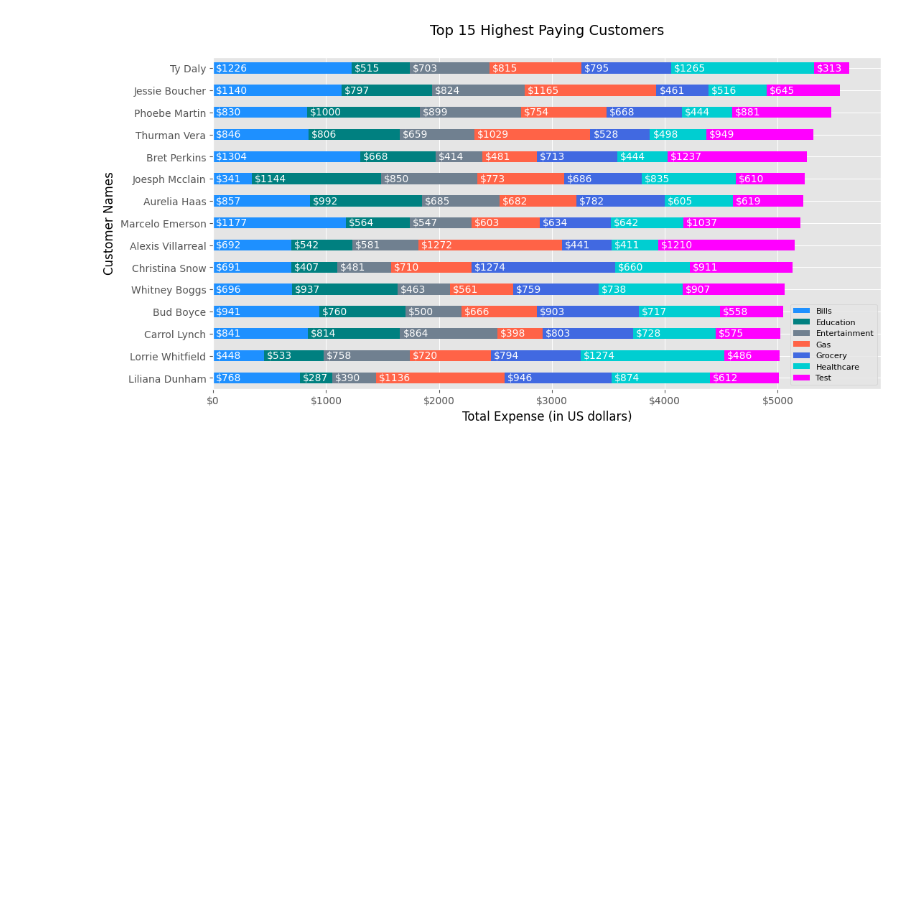
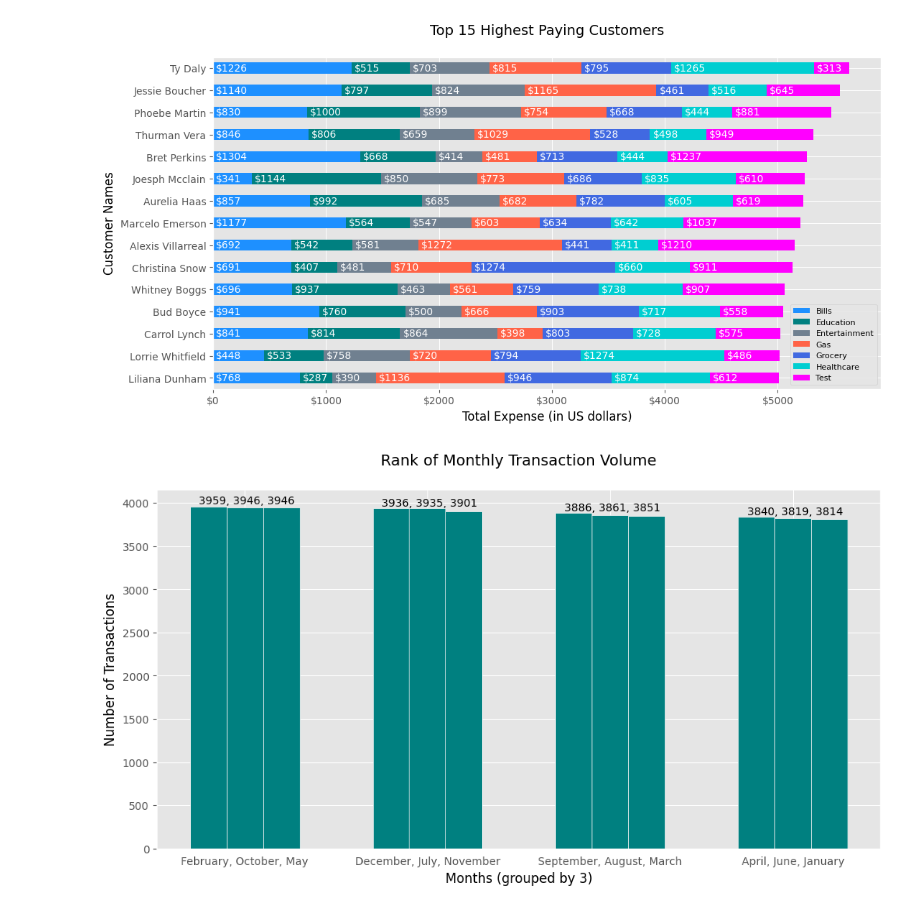
Before and after one commit to jonlam1989/Capstone, a Jupyter notebook: cc_data_visualization.ipynb, the cells around one changed output. Saved outputs shown, nothing was run; the diff lists cells and outputs as text; code cells hidden in the pictures; blank space fills up the shorter version.

Commit message:
added grouped vertical bar chart: rank of monthly transaction volume

```diff
--- a/cc_data_visualization.ipynb
+++ b/cc_data_visualization.ipynb
@@ -359,3 +359,65 @@ for customer, row in enumerate(customers_expenses):
 plt.show()
 # %% [output]
 [figure]
+# %%
+# Find and plot the top three months with the largest transaction data.
+
+# convert column TIMEID to date type
+date = pd.to_datetime(credit_df['TIMEID'])
+# extract the name of month out of the date and add to new column
+credit_df['MONTH'] = date.dt.month_name()
+# count number of transaction per month
+monthly_transactions = credit_df['MONTH'].value_counts()
+# print(monthly_transactions)
+# create groups of month, choosing only every other 3rd month
+first_group = monthly_transactions[0::3]
+second_group = monthly_transactions[1::3]
+third_group = monthly_transactions[2::3]
+# create labels, need to convert list -> strings
+first_group_labels = ', '.join(monthly_transactions.index[:3])
+second_group_labels = ', '.join(monthly_transactions.index[3:6])
+third_group_labels = ', '.join(monthly_transactions.index[6:9])
+fourth_group_labels = ', '.join(monthly_transactions.index[9:])
+# create text annotation
+first_group_annotate = ', '.join(monthly_transactions.values[:3].astype(str))
+second_group_annotate = ', '.join(monthly_transactions.values[3:6].astype(str))
+third_group_annotate = ', '.join(monthly_transactions.values[6:9].astype(str))
+fourth_group_annotate = ', '.join(monthly_transactions.values[9:].astype(str))
+#---------------------------------------------------------------------
+# grouped vertical bar chart - https://www.geeksforgeeks.org/bar-plot-in-matplotlib/
+bar_width = 0.2
+fig = plt.subplots(figsize=(12, 6))
+
+# create xticks + xlabels
+xtick = [bar + bar_width for bar in np.arange(len(first_group))]                                # position the labels at the middle bar
+xlabel = [first_group_labels, second_group_labels, third_group_labels, fourth_group_labels]     # create 4 labels for each group
+
+# set position of each bar on the x-axis
+bar1 = np.arange(len(first_group))
+bar2 = [bar + bar_width for bar in bar1]
+bar3 = [bar + bar_width for bar in bar2]
+
+# multiple bars plots
+plt.bar(x=bar1, height=first_group, width=bar_width, color='teal', edgecolor ='snow')
+plt.bar(x=bar2, height=second_group, width=bar_width, color='teal', edgecolor ='snow')
+plt.bar(x=bar3, height=third_group, width=bar_width, color='teal', edgecolor ='snow')
+
+plt.title('Rank of Monthly Transaction Volume', fontsize=14, y=1.05)
+plt.xlabel('Months (grouped by 3)', fontsize=12)
+plt.xticks(ticks=xtick, labels=xlabel)
+plt.tick_params(bottom=False)                                                                    # remove the ticks on x-axis
+plt.ylabel('Number of Transactions', fontsize=12)
+
+# annotate text
+texts = [first_group_annotate,                                                                   # text to be displayed
+         second_group_annotate,
+         third_group_annotate,
+         fourth_group_annotate]
+yvalues = monthly_transactions.values[::3]                                                       # y position for each text
+
+for num in np.arange(len(first_group)):
+    plt.annotate(texts[num], xy=(num-0.05, yvalues[num]), va='bottom')
+
+plt.show()
+# %% [output]
+[figure, added]
```
Also changed, not shown: 1 other file.
